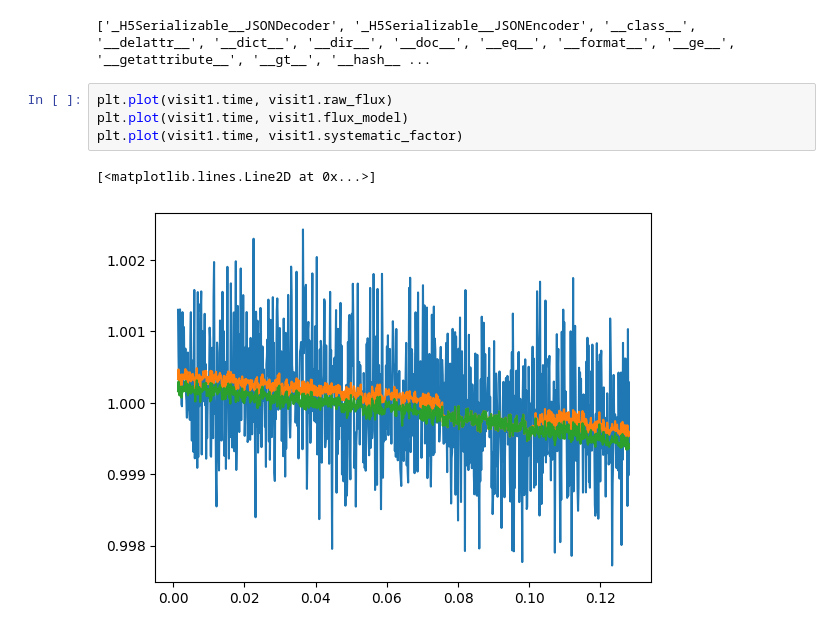
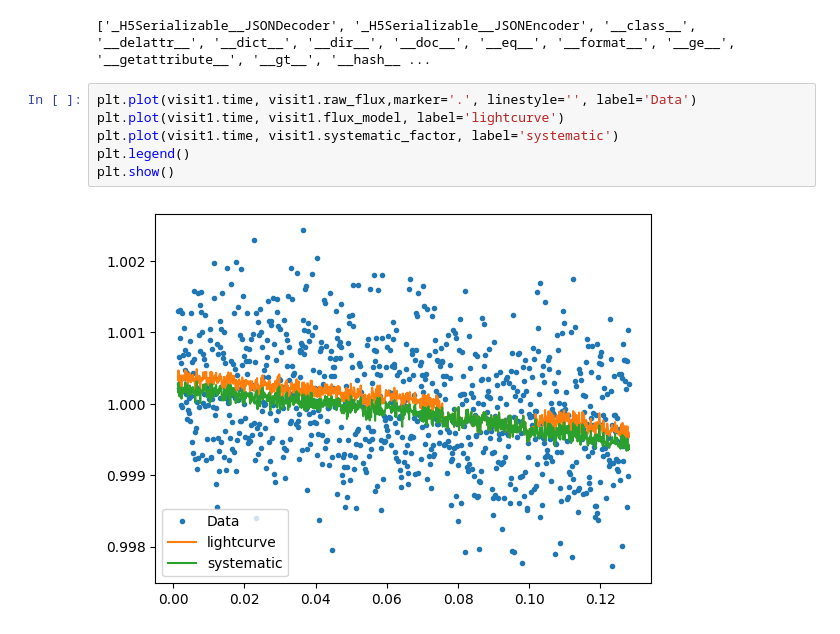
Before and after one commit to nicholasconnors/erebus, a Jupyter notebook: manual_tests/test_read_results.ipynb, the cells around one changed output. Drawn from its saved outputs; the diff is of its cells as text.

```diff
--- a/manual_tests/test_read_results.ipynb
+++ b/manual_tests/test_read_results.ipynb
@@ -55,9 +55,10 @@ print(dir(visit1))
 # %% [output]
 ['_H5Serializable__JSONDecoder', '_H5Serializable__JSONEncoder', '__class__', '__delattr__', '__dict__', '__dir__', '__doc__', '__eq__', '__format__', '__ge__', '__getattribute__', '__gt__', '__hash__ ...
 # %%
-plt.plot(visit1.time, visit1.raw_flux)
-plt.plot(visit1.time, visit1.flux_model)
-plt.plot(visit1.time, visit1.systematic_factor)
+plt.plot(visit1.time, visit1.raw_flux,marker='.', linestyle='', label='Data')
+plt.plot(visit1.time, visit1.flux_model, label='lightcurve')
+plt.plot(visit1.time, visit1.systematic_factor, label='systematic')
+plt.legend()
+plt.show()
 # %% [output]
-[<matplotlib.lines.Line2D at 0x...>]
-[figure, old version]
+[figure, new version]
```
